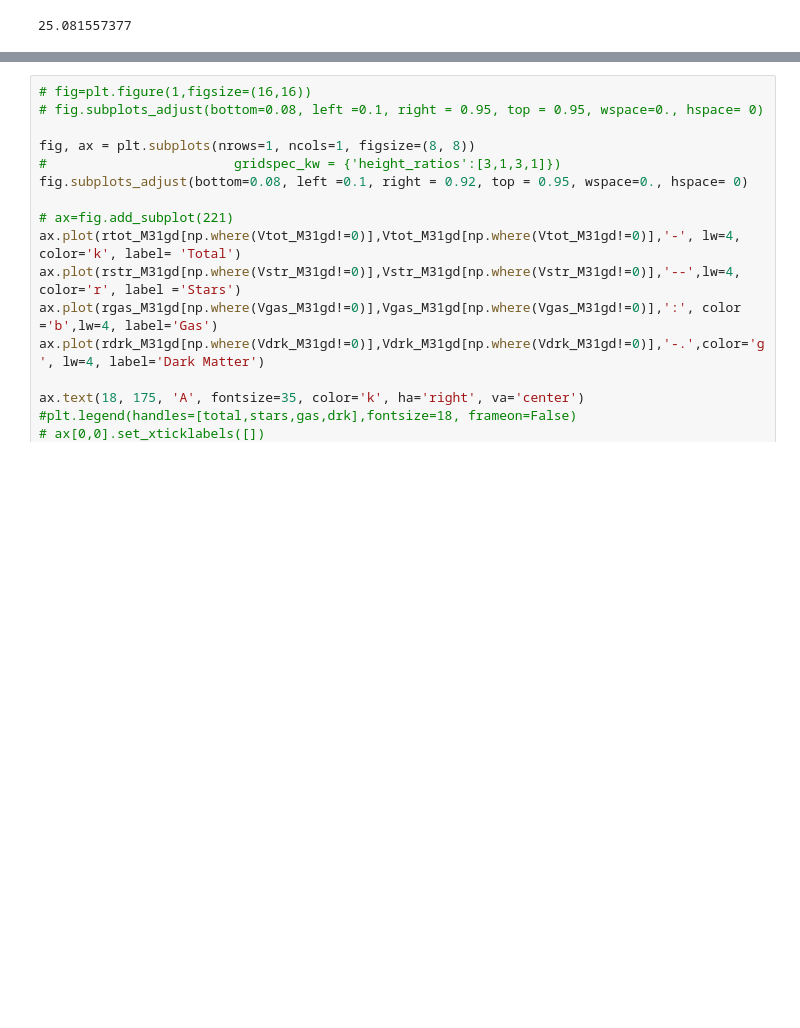
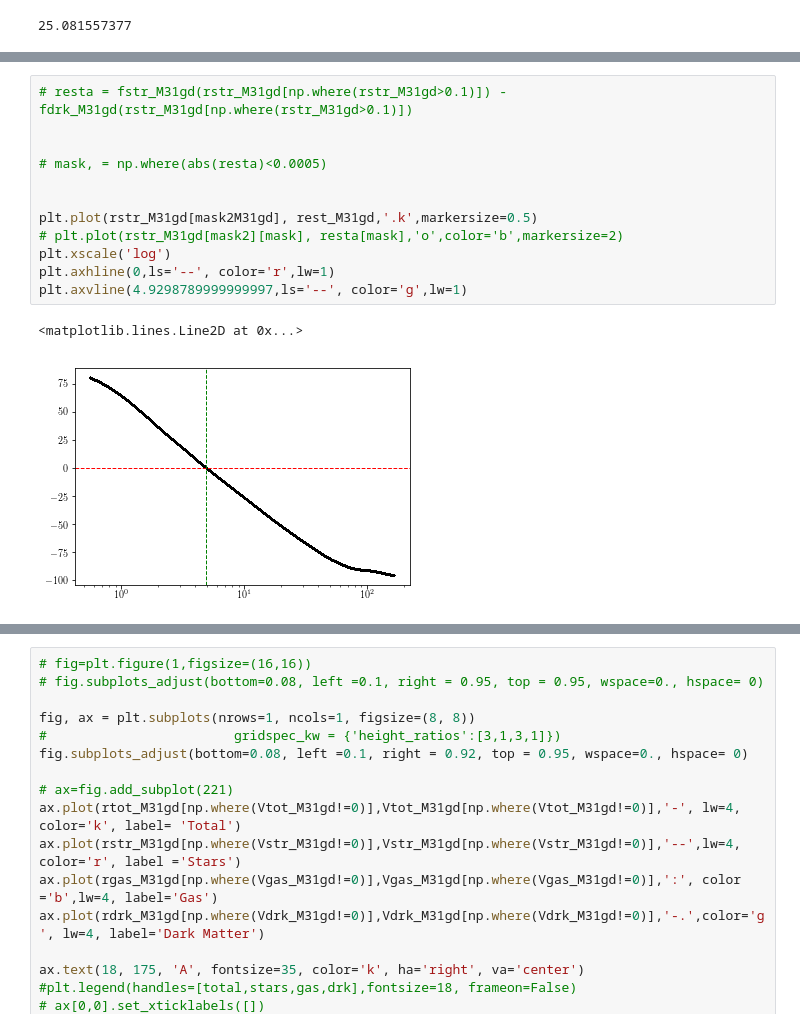
Before and after one commit to ornemarioni/Barras_GdGs, a Jupyter notebook: Barras_Gd/programs/Vcirc_simulaciones.ipynb, the cells around one changed output, grey strips where cells are left out. Cells and saved outputs as stored; diff of their text form; blank space fills up the shorter version.

```diff
--- a/Barras_Gd/programs/Vcirc_simulaciones.ipynb
+++ b/Barras_Gd/programs/Vcirc_simulaciones.ipynb
@@ -409,3 +752,18 @@ print r200_M31gd*0.15
+# %%
+# resta = fstr_M31gd(rstr_M31gd[np.where(rstr_M31gd>0.1)]) - fdrk_M31gd(rstr_M31gd[np.where(rstr_M31gd>0.1)])
+
+
+# mask, = np.where(abs(resta)<0.0005)
+
+
+plt.plot(rstr_M31gd[mask2M31gd], rest_M31gd,'.k',markersize=0.5)
+# plt.plot(rstr_M31gd[mask2][mask], resta[mask],'o',color='b',markersize=2)
+plt.xscale('log')
+plt.axhline(0,ls='--', color='r',lw=1)
+plt.axvline(4.9298789999999997,ls='--', color='g',lw=1)
+# %% [output]
+<matplotlib.lines.Line2D at 0x...>
+[figure, added]
 # %%
 # fig=plt.figure(1,figsize=(16,16))
 # fig.subplots_adjust(bottom=0.08, left =0.1, right = 0.95, top = 0.95, wspace=0., hspace= 0)
```
Also changed, not shown: parts of 12 cells of this notebook.
